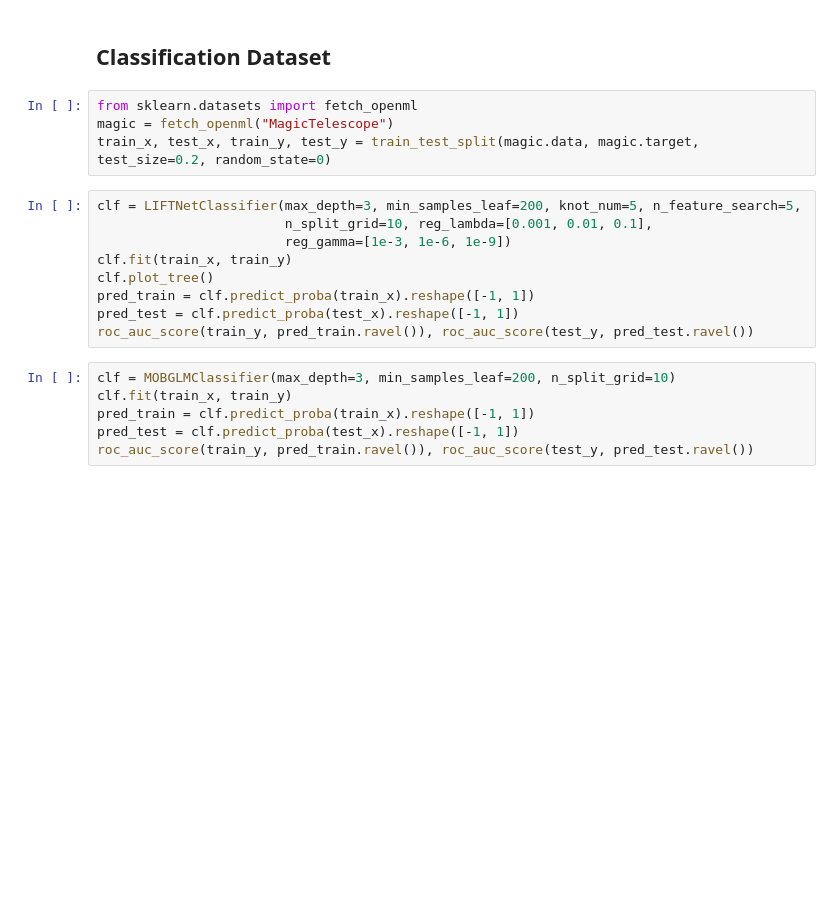
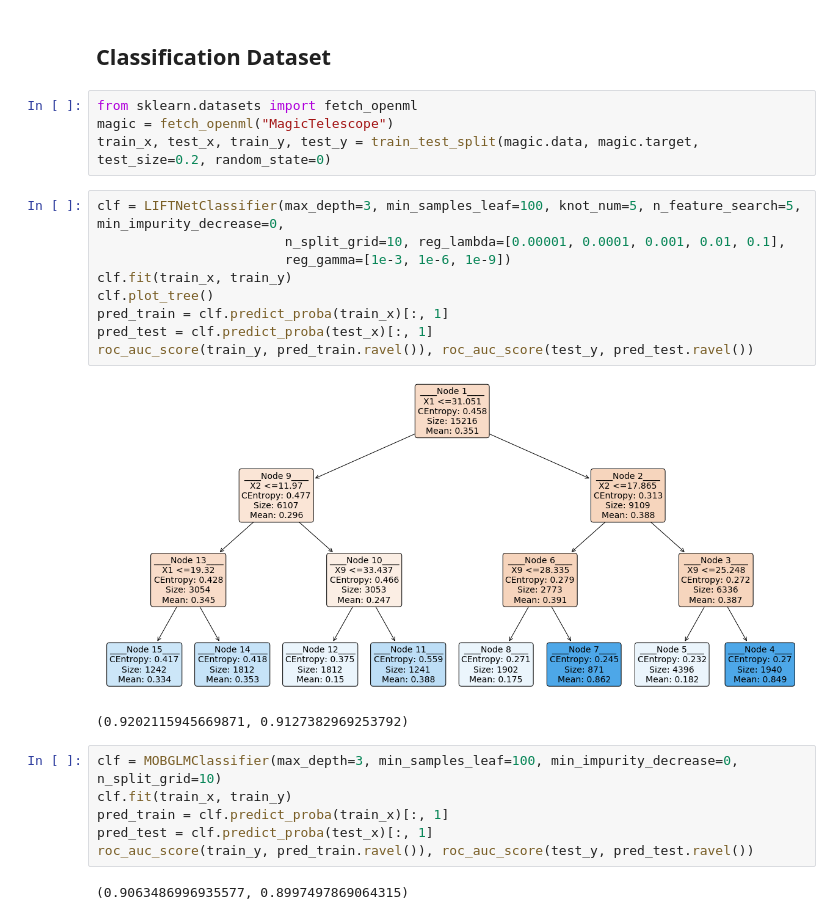
Before and after one commit to ZebinYang/SIMTree, a Jupyter notebook: examples/demo.ipynb, the cells around one changed output. Saved outputs shown, nothing was run; the diff lists cells and outputs as text; blank space fills up the shorter version.

```diff
--- a/examples/demo.ipynb
+++ b/examples/demo.ipynb
@@ -34,17 +38,22 @@ from sklearn.datasets import fetch_openml
 magic = fetch_openml("MagicTelescope")
 train_x, test_x, train_y, test_y = train_test_split(magic.data, magic.target, test_size=0.2, random_state=0)
 # %%
-clf = LIFTNetClassifier(max_depth=3, min_samples_leaf=200, knot_num=5, n_feature_search=5,
-                        n_split_grid=10, reg_lambda=[0.001, 0.01, 0.1],
+clf = LIFTNetClassifier(max_depth=3, min_samples_leaf=100, knot_num=5, n_feature_search=5, min_impurity_decrease=0,
+                        n_split_grid=10, reg_lambda=[0.00001, 0.0001, 0.001, 0.01, 0.1],
                         reg_gamma=[1e-3, 1e-6, 1e-9])
 clf.fit(train_x, train_y)
 clf.plot_tree()
-pred_train = clf.predict_proba(train_x).reshape([-1, 1])
-pred_test = clf.predict_proba(test_x).reshape([-1, 1])
+pred_train = clf.predict_proba(train_x)[:, 1]
+pred_test = clf.predict_proba(test_x)[:, 1]
 roc_auc_score(train_y, pred_train.ravel()), roc_auc_score(test_y, pred_test.ravel())
+# %% [output]
+[figure, added]
+(0.9202115945669871, 0.9127382969253792)
 # %%
-clf = MOBGLMClassifier(max_depth=3, min_samples_leaf=200, n_split_grid=10)
+clf = MOBGLMClassifier(max_depth=3, min_samples_leaf=100, min_impurity_decrease=0, n_split_grid=10)
 clf.fit(train_x, train_y)
-pred_train = clf.predict_proba(train_x).reshape([-1, 1])
-pred_test = clf.predict_proba(test_x).reshape([-1, 1])
+pred_train = clf.predict_proba(train_x)[:, 1]
+pred_test = clf.predict_proba(test_x)[:, 1]
 roc_auc_score(train_y, pred_train.ravel()), roc_auc_score(test_y, pred_test.ravel())
+# %% [output]
+(0.9063486996935577, 0.8997497869064315)
```
Also changed, not shown: parts of 3 cells of this notebook, 7 other files.
